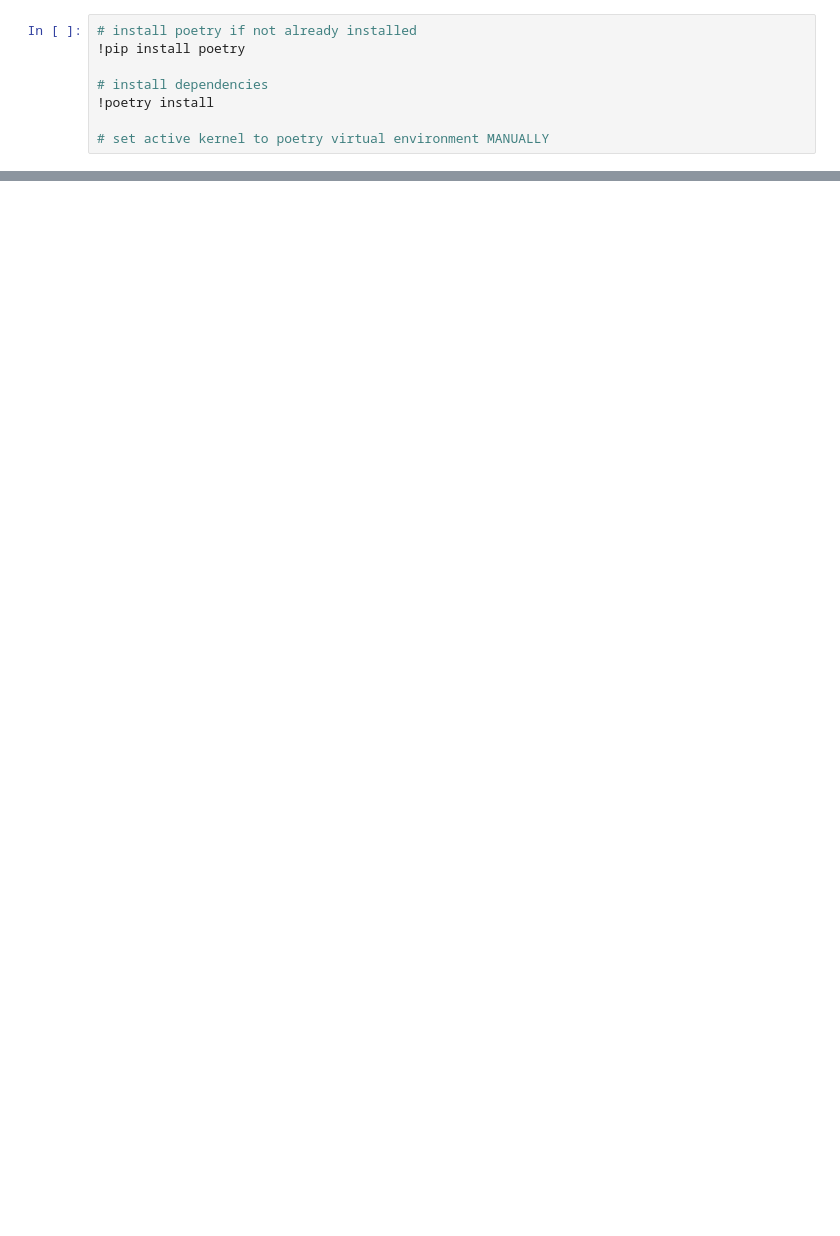
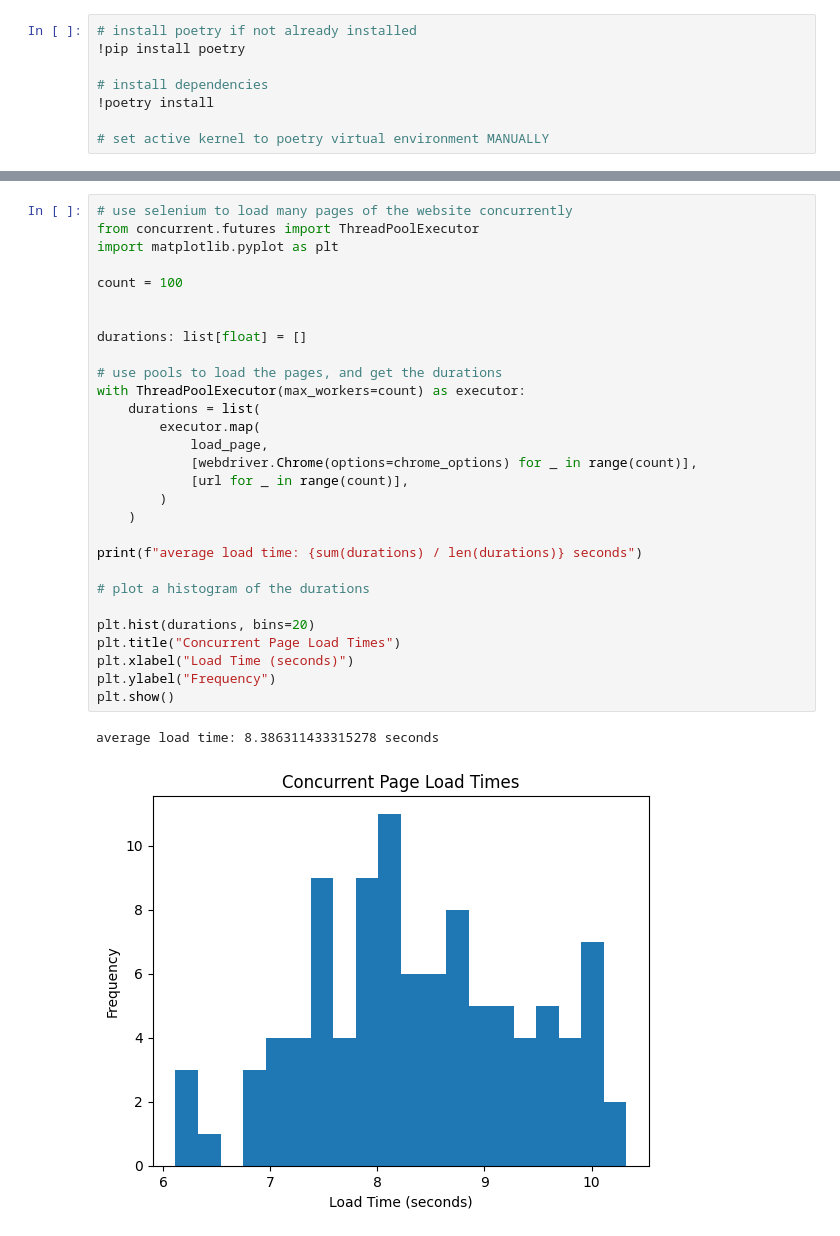
Before and after one commit to martinmiglio/Anonymous-Postboard, a Jupyter notebook: load-testing/loadpages.ipynb, the cells around one changed output, grey strips where cells are left out. Cells and saved outputs as stored; diff of their text form; blank space fills up the shorter version.

Commit message:
plot load tests add more load test scenarios

```diff
--- a/load-testing/loadpages.ipynb
+++ b/load-testing/loadpages.ipynb
@@ -82,0 +46,32 @@ average load time: 4.376609151363373 seconds
+# %%
+# use selenium to load many pages of the website concurrently
+from concurrent.futures import ThreadPoolExecutor
+import matplotlib.pyplot as plt
+
+count = 100
+
+
+durations: list[float] = []
+
+# use pools to load the pages, and get the durations
+with ThreadPoolExecutor(max_workers=count) as executor:
+    durations = list(
+        executor.map(
+            load_page,
+            [webdriver.Chrome(options=chrome_options) for _ in range(count)],
+            [url for _ in range(count)],
+        )
+    )
+
+print(f"average load time: {sum(durations) / len(durations)} seconds")
+
+# plot a histogram of the durations
+
+plt.hist(durations, bins=20)
+plt.title("Concurrent Page Load Times")
+plt.xlabel("Load Time (seconds)")
+plt.ylabel("Frequency")
+plt.show()
+# %% [output]
+average load time: 8.386311433315278 seconds
+[figure, added]
```
Also changed, not shown: parts of 5 cells of this notebook, 2 other files.
